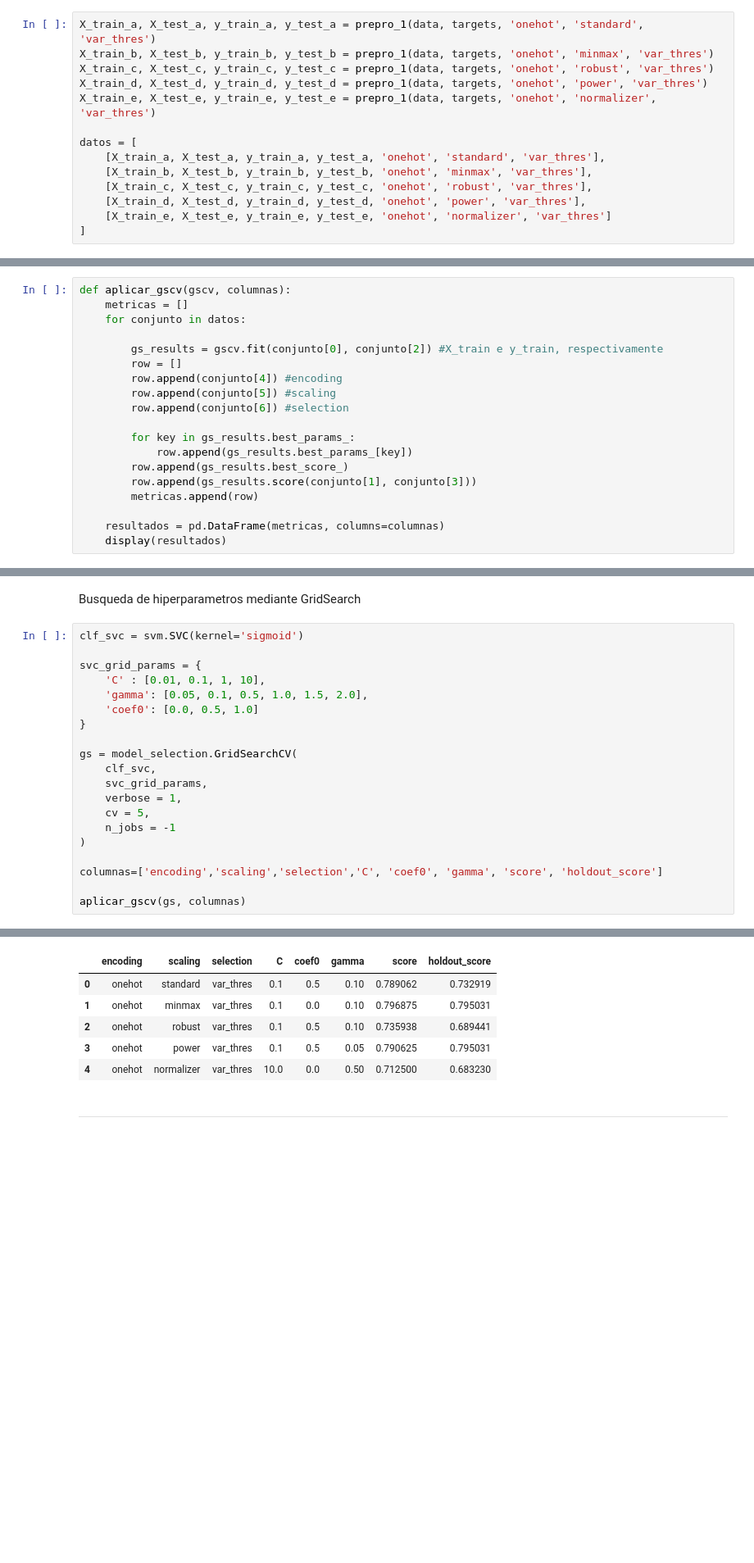
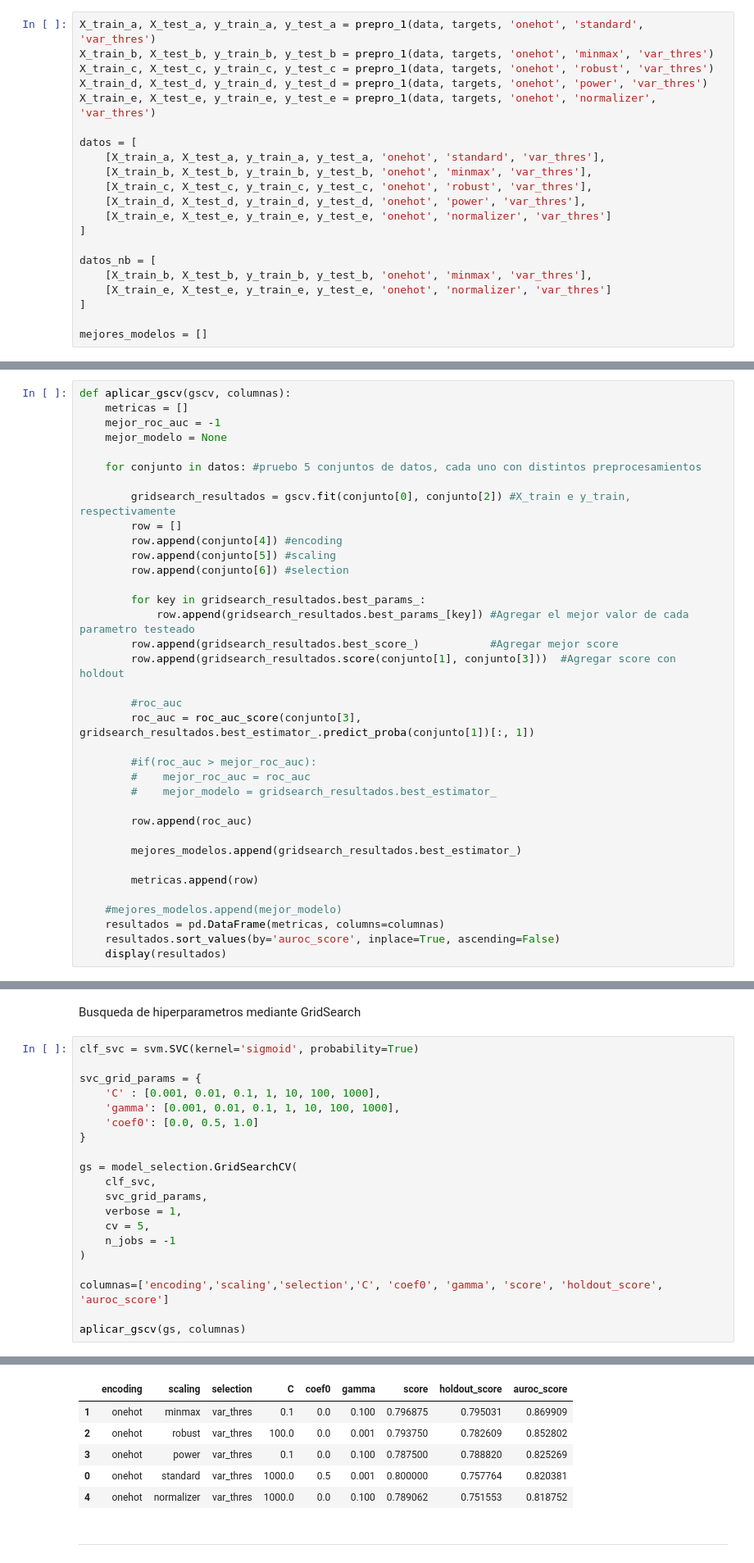
Before and after one commit to jalbarrac/datos-tp, a Jupyter notebook: TP2.ipynb, the cells around one changed output, grey strips where cells are left out. Shown: that part at 82% size. Saved outputs shown, nothing was run; the diff lists cells and outputs as text; blank space fills up the shorter version.

```diff
--- a/TP2.ipynb
+++ b/TP2.ipynb
@@ -199,6 +199,13 @@ datos = [
     [X_train_d, X_test_d, y_train_d, y_test_d, 'onehot', 'power', 'var_thres'],
     [X_train_e, X_test_e, y_train_e, y_test_e, 'onehot', 'normalizer', 'var_thres']
 ]
+
+datos_nb = [
+    [X_train_b, X_test_b, y_train_b, y_test_b, 'onehot', 'minmax', 'var_thres'],
+    [X_train_e, X_test_e, y_train_e, y_test_e, 'onehot', 'normalizer', 'var_thres']
+]
+
+mejores_modelos = []
 # %% [markdown]
 ---
 # %% [markdown]
@@ -206,19 +213,36 @@ datos = [
 # %%
 def aplicar_gscv(gscv, columnas):
     metricas = []
-    for conjunto in datos:
+    mejor_roc_auc = -1
+    mejor_modelo = None
 
-        gs_results = gscv.fit(conjunto[0], conjunto[2]) #X_train e y_train, respectivamente
+    for conjunto in datos: #pruebo 5 conjuntos de datos, cada uno con distintos preprocesamientos
+
+        gridsearch_resultados = gscv.fit(conjunto[0], conjunto[2]) #X_train e y_train, respectivamente
         row = []
         row.append(conjunto[4]) #encoding
         row.append(conjunto[5]) #scaling
         row.append(conjunto[6]) #selection
 
-        for key in gs_results.best_params_:
-            row.append(gs_results.best_params_[key])
-        row.append(gs_results.best_score_)
-        row.append(gs_results.score(conjunto[1], conjunto[3]))
+        for key in gridsearch_resultados.best_params_:
+            row.append(gridsearch_resultados.best_params_[key]) #Agregar el mejor valor de cada parametro testeado
+        row.append(gridsearch_resultados.best_score_)           #Agregar mejor score
+        row.append(gridsearch_resultados.score(conjunto[1], conjunto[3]))  #Agregar score con holdout
+
+        #roc_auc
+        roc_auc = roc_auc_score(conjunto[3], gridsearch_resultados.best_estimator_.predict_proba(conjunto[1])[:, 1])
+
+        #if(roc_auc > mejor_roc_auc):
+        #    mejor_roc_auc = roc_auc
+        #    mejor_modelo = gridsearch_resultados.best_estimator_
+
+        row.append(roc_auc)
+
+        mejores_modelos.append(gridsearch_resultados.best_estimator_)
+
         metricas.append(row)
 
+    #mejores_modelos.append(mejor_modelo)
     resultados = pd.DataFrame(metricas, columns=columnas)
+    resultados.sort_values(by='auroc_score', inplace=True, ascending=False)
     display(resultados)
@@ -670,11 +751,11 @@ dd
 # %% [markdown]
 Busqueda de hiperparametros mediante GridSearch
 # %%
-clf_svc = svm.SVC(kernel='sigmoid')
+clf_svc = svm.SVC(kernel='sigmoid', probability=True)
 
 svc_grid_params = {
-    'C' : [0.01, 0.1, 1, 10],
-    'gamma': [0.05, 0.1, 0.5, 1.0, 1.5, 2.0],
+    'C' : [0.001, 0.01, 0.1, 1, 10, 100, 1000],
+    'gamma': [0.001, 0.01, 0.1, 1, 10, 100, 1000],
     'coef0': [0.0, 0.5, 1.0]
 }
 
@@ -686,7 +767,7 @@ gs = model_selection.GridSearchCV(
     n_jobs = -1
 )
 
-columnas=['encoding','scaling','selection','C', 'coef0', 'gamma', 'score', 'holdout_score']
+columnas=['encoding','scaling','selection','C', 'coef0', 'gamma', 'score', 'holdout_score', 'auroc_score']
 
 aplicar_gscv(gs, columnas)
 # %% [output]
@@ -698,9 +779,9 @@ Fitting 5 folds for each of 72 candidates, totalling 360 fits
-|  | encoding | scaling | selection | C | coef0 | gamma | score | holdout_score |
-| 0 | onehot | standard | var_thres | 0.1 | 0.5 | 0.10 | 0.789062 | 0.732919 |
-| 1 | onehot | minmax | var_thres | 0.1 | 0.0 | 0.10 | 0.796875 | 0.795031 |
-| 2 | onehot | robust | var_thres | 0.1 | 0.5 | 0.10 | 0.735938 | 0.689441 |
-| 3 | onehot | power | var_thres | 0.1 | 0.5 | 0.05 | 0.790625 | 0.795031 |
-| 4 | onehot | normalizer | var_thres | 10.0 | 0.0 | 0.50 | 0.712500 | 0.683230 |
+|  | encoding | scaling | selection | C | coef0 | gamma | score | holdout_score | auroc_score |
+| 1 | onehot | minmax | var_thres | 0.1 | 0.0 | 0.100 | 0.796875 | 0.795031 | 0.869909 |
+| 2 | onehot | robust | var_thres | 100.0 | 0.0 | 0.001 | 0.793750 | 0.782609 | 0.852802 |
+| 3 | onehot | power | var_thres | 0.1 | 0.0 | 0.100 | 0.787500 | 0.788820 | 0.825269 |
+| 0 | onehot | standard | var_thres | 1000.0 | 0.5 | 0.001 | 0.800000 | 0.757764 | 0.820381 |
+| 4 | onehot | normalizer | var_thres | 1000.0 | 0.0 | 0.100 | 0.789062 | 0.751553 | 0.818752 |
 # %% [markdown]
 ---
 # %% [markdown]
```
Also changed, not shown: parts of 34 cells of this notebook.
